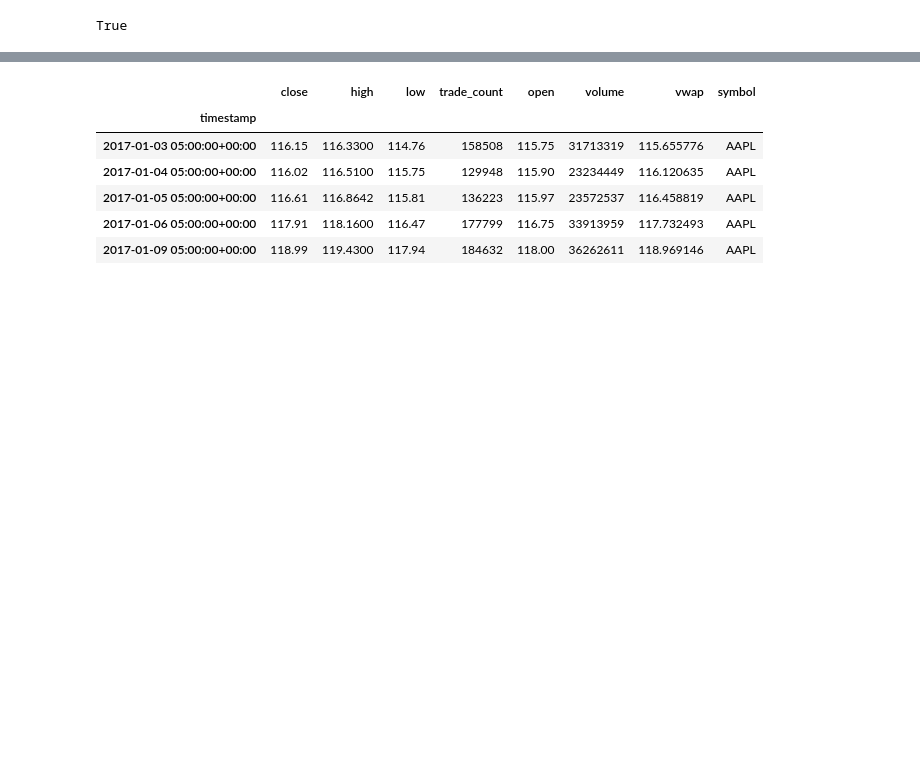
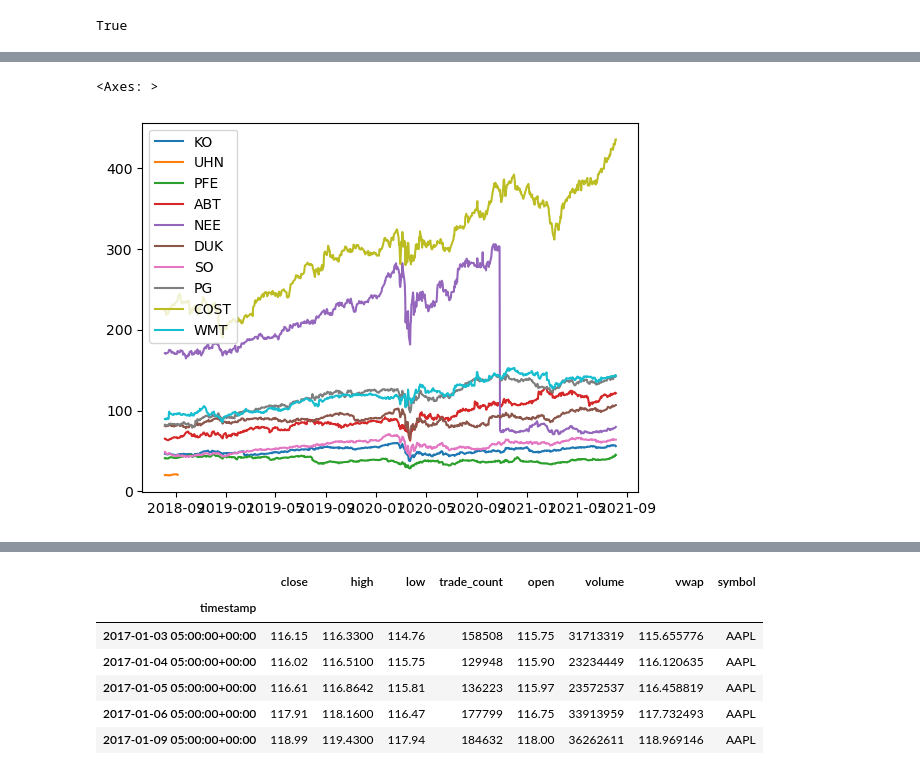
Before and after one commit to Jacobsteen808/Sector_Shuffle-Smart_Rebalance, a Jupyter notebook: project_1.ipynb, the cells around one changed output, grey strips where cells are left out. Drawn from its saved outputs; the diff is of its cells as text; code cells hidden in the pictures; blank space fills up the shorter version.

```diff
--- a/project_1.ipynb
+++ b/project_1.ipynb
@@ -96,3 +97,3 @@ ticker_data_closing.head()
 # %%
-ticker_data_closing.hvplot()
+ticker_data_closing.plot()
 # %% [output]
@@ -100,2 +100,4 @@ ticker_data_closing.hvplot()
+<Axes: >
+[figure, added]
 # %%
 # 30 day rolling average
```
Also changed, not shown: parts of 9 cells of this notebook.
